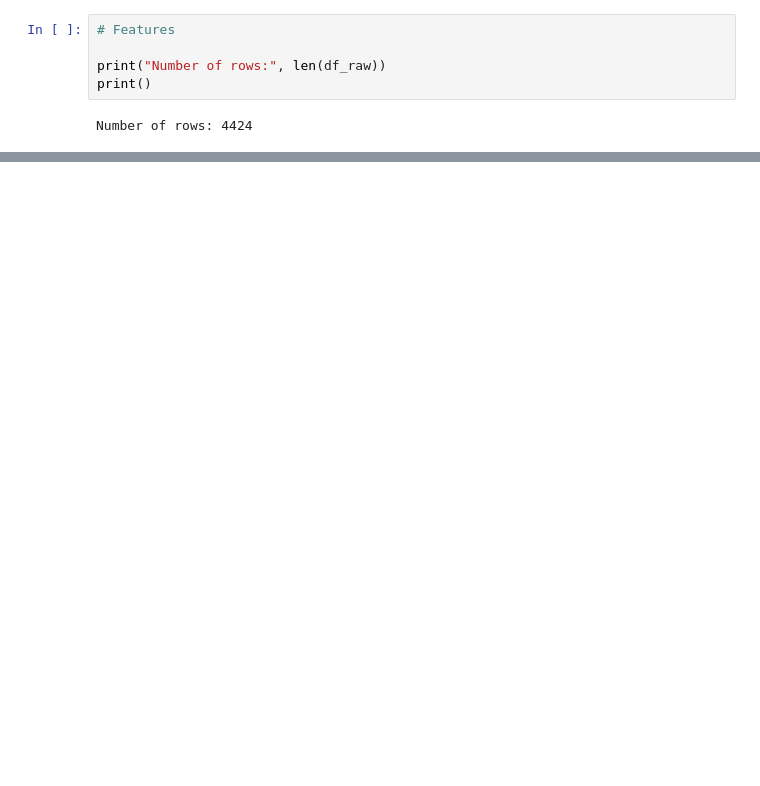
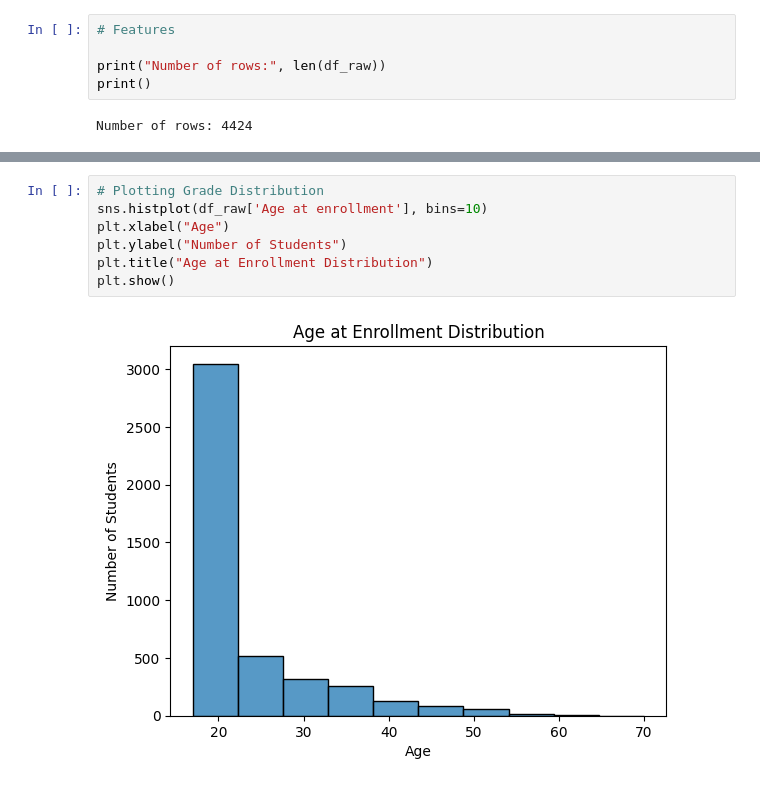
Before and after one commit to atile4/math-9-final-project, a Jupyter notebook: notebooks/notebook_01.ipynb, the cells around one changed output, grey strips where cells are left out. Cells and saved outputs as stored; diff of their text form; blank space fills up the shorter version.

```diff
--- a/notebooks/notebook_01.ipynb
+++ b/notebooks/notebook_01.ipynb
@@ -53,0 +60,9 @@ plt.show()
+# %%
+# Plotting Grade Distribution
+sns.histplot(df_raw['Age at enrollment'], bins=10)
+plt.xlabel("Age")
+plt.ylabel("Number of Students")
+plt.title("Age at Enrollment Distribution")
+plt.show()
+# %% [output]
+[figure, added]
```
Also changed, not shown: parts of 5 cells of this notebook, 5 other files.
